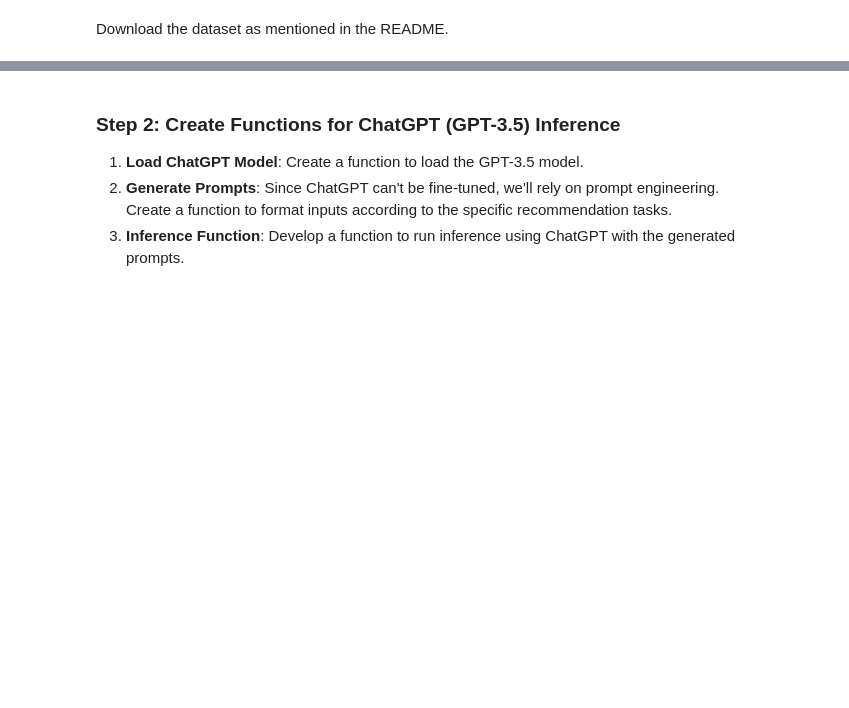
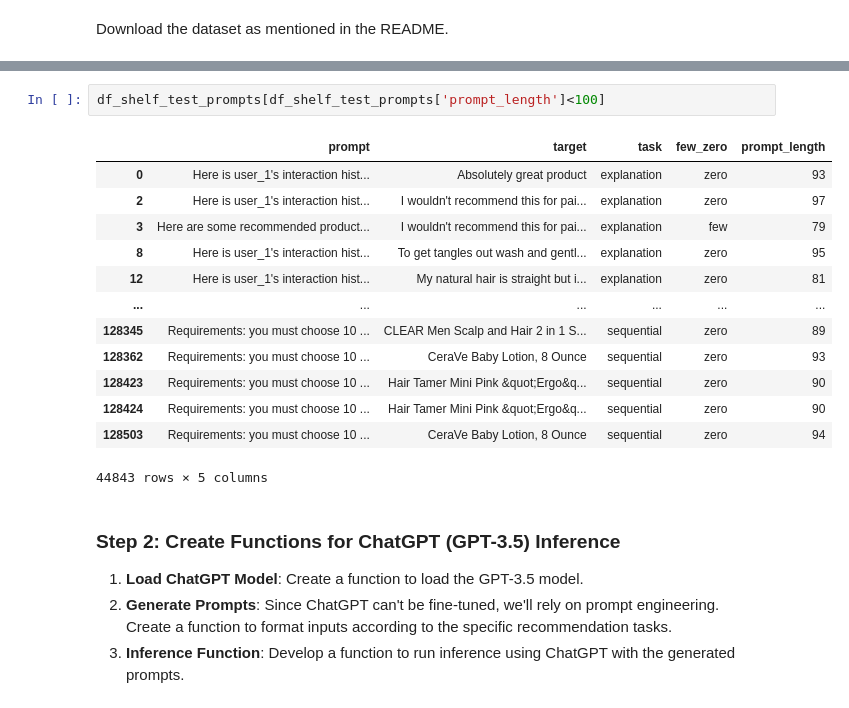
Before and after one commit to peyman886/NLP, a Jupyter notebook: YaghoubZadeh 1402-2/Project/LLMRec-main/project.ipynb, the cells around one changed output, grey strips where cells are left out. Cells and saved outputs as stored; diff of their text form; blank space fills up the shorter version.

```diff
--- a/YaghoubZadeh 1402-2/Project/LLMRec-main/project.ipynb
+++ b/YaghoubZadeh 1402-2/Project/LLMRec-main/project.ipynb
@@ -69,3 +256,19 @@ but Gdown can't. Please check connections and permissions.
+# %%
+df_shelf_test_prompts[df_shelf_test_prompts['prompt_length']<100]
+# %% [output]
+|  | prompt | target | task | few_zero | prompt_length |
+| 0 | Here is user_1's interaction hist... | Absolutely great product | explanation | zero | 93 |
+| 2 | Here is user_1's interaction hist... | I wouldn't recommend this for pai... | explanation | zero | 97 |
+| 3 | Here are some recommended product... | I wouldn't recommend this for pai... | explanation | few | 79 |
+| 8 | Here is user_1's interaction hist... | To get tangles out wash and gentl... | explanation | zero | 95 |
+| 12 | Here is user_1's interaction hist... | My natural hair is straight but i... | explanation | zero | 81 |
+| ... | ... | ... | ... | ... | ... |
+| 128345 | Requirements: you must choose 10 ... | CLEAR Men Scalp and Hair 2 in 1 S... | sequential | zero | 89 |
+| 128362 | Requirements: you must choose 10 ... | CeraVe Baby Lotion, 8 Ounce | sequential | zero | 93 |
+| 128423 | Requirements: you must choose 10 ... | Hair Tamer Mini Pink &quot;Ergo&q... | sequential | zero | 90 |
+| 128424 | Requirements: you must choose 10 ... | Hair Tamer Mini Pink &quot;Ergo&q... | sequential | zero | 90 |
+| 128503 | Requirements: you must choose 10 ... | CeraVe Baby Lotion, 8 Ounce | sequential | zero | 94 |
+44843 rows × 5 columns
 # %% [markdown]
 ### Step 2: Create Functions for ChatGPT (GPT-3.5) Inference
 1. **Load ChatGPT Model**: Create a function to load the GPT-3.5 model.
```
Also changed, not shown: parts of 21 cells of this notebook.
